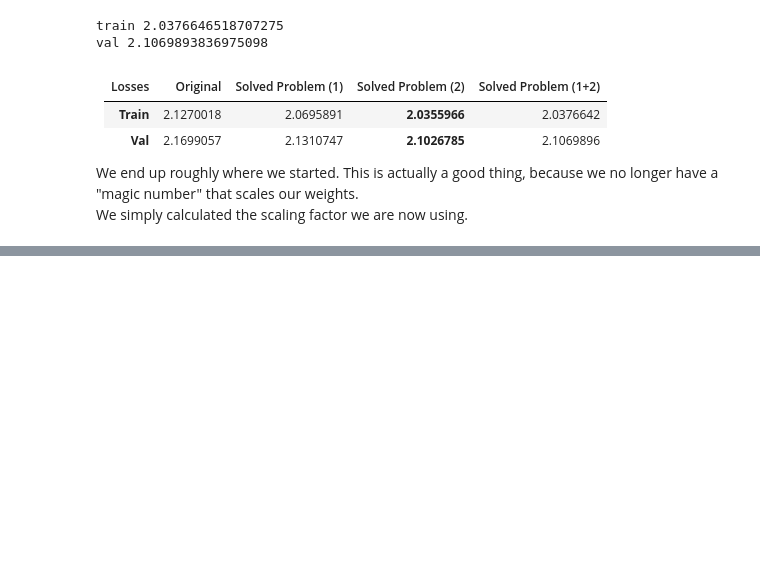
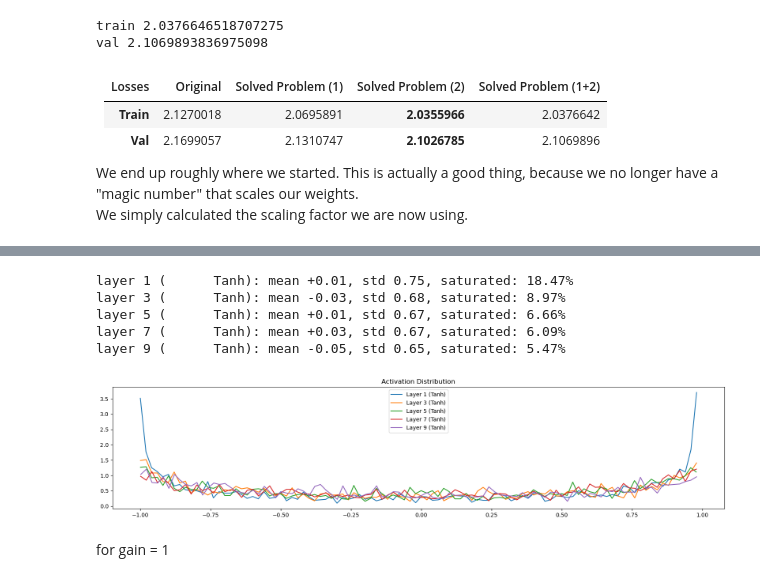
Before and after one commit to Aabi0207/Neural-Networks, a Jupyter notebook: MakeMore/bn_and_act.ipynb, the cells around one changed output, grey strips where cells are left out. Cells and saved outputs as stored; diff of their text form; code cells hidden in the pictures; blank space fills up the shorter version.

```diff
--- a/MakeMore/bn_and_act.ipynb
+++ b/MakeMore/bn_and_act.ipynb
@@ -724,0 +1006,14 @@ We simply calculated the scaling factor we are now using.
+# %%
+class Linear:
+    def __init__(self, fan_in, fan_out, bias=True):
+        self.weights = torch.randn((fan_in, fan_out)) / fan_in ** 0.5
+        self.bias = torch.zeros(fan_out) if bias else None
+
+    def __call__(self, x):
+        self.out = x @ self.weights
+        if self.bias is not None:
+            self.out += self.bias
+        return self.out
+
+    def parameters(self):
+        return [self.weights] + ([] if self.bias is None else [self.bias])
@@ -724,0 +1149,2 @@ We simply calculated the scaling factor we are now using.
+# %%
+x = torch.randn((10, 10))
@@ -724,0 +1169,8 @@ We simply calculated the scaling factor we are now using.
+# %%
+class Tanh:
+    def __call__(self, x):
+        self.out = torch.tanh(x)
+        return self.out
+
+    def parameters(self):
+        return []
@@ -724,0 +1248,24 @@ We simply calculated the scaling factor we are now using.
+# %%
+# Visualize histograms (forward pass activations) for the Tanh layers
+# (below is what it looks like when Batch-Normalization is needed)
+# We can see how many tensor values take on which x-axis values
+plt.figure(figsize=(20, 4)) # Width and height of the plot
+legends = []
+for i, layer in enumerate(layers[:-1]): # Note: Excluding the output layer, these are all Tanh layers
+  if isinstance(layer, Tanh):
+    t = layer.out
+    print('layer %d (%10s): mean %+.2f, std %.2f, saturated: %.2f%%' % (i, layer.__class__.__name__, t.mean(), t.std(), (t.abs() > 0.97).float().mean()*100))
+    hy, hx = torch.histogram(t, density=True)
+    plt.plot(hx[:-1].detach(), hy.detach())
+    legends.append(f'Layer {i} ({layer.__class__.__name__})')
+plt.title('Activation Distribution')
+plt.legend(legends);
+# %% [output]
+layer 1 (      Tanh): mean +0.01, std 0.75, saturated: 18.47%
+layer 3 (      Tanh): mean -0.03, std 0.68, saturated: 8.97%
+layer 5 (      Tanh): mean +0.01, std 0.67, saturated: 6.66%
+layer 7 (      Tanh): mean +0.03, std 0.67, saturated: 6.09%
+layer 9 (      Tanh): mean -0.05, std 0.65, saturated: 5.47%
+[figure, added]
+# %% [markdown]
+for gain = 1
```
Also changed, not shown: parts of 51 cells of this notebook.
